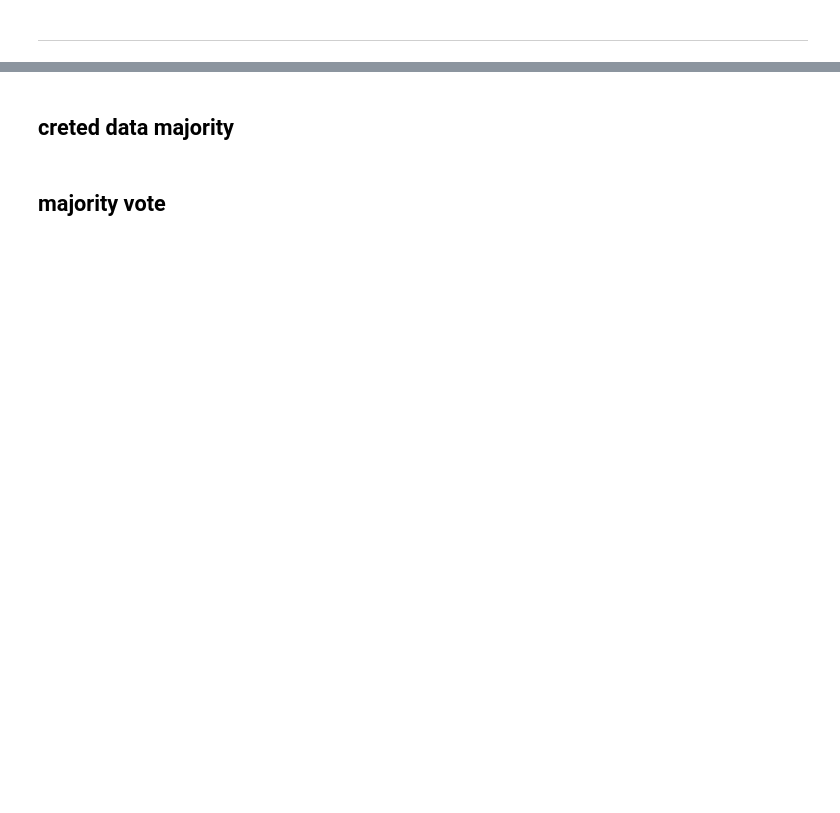
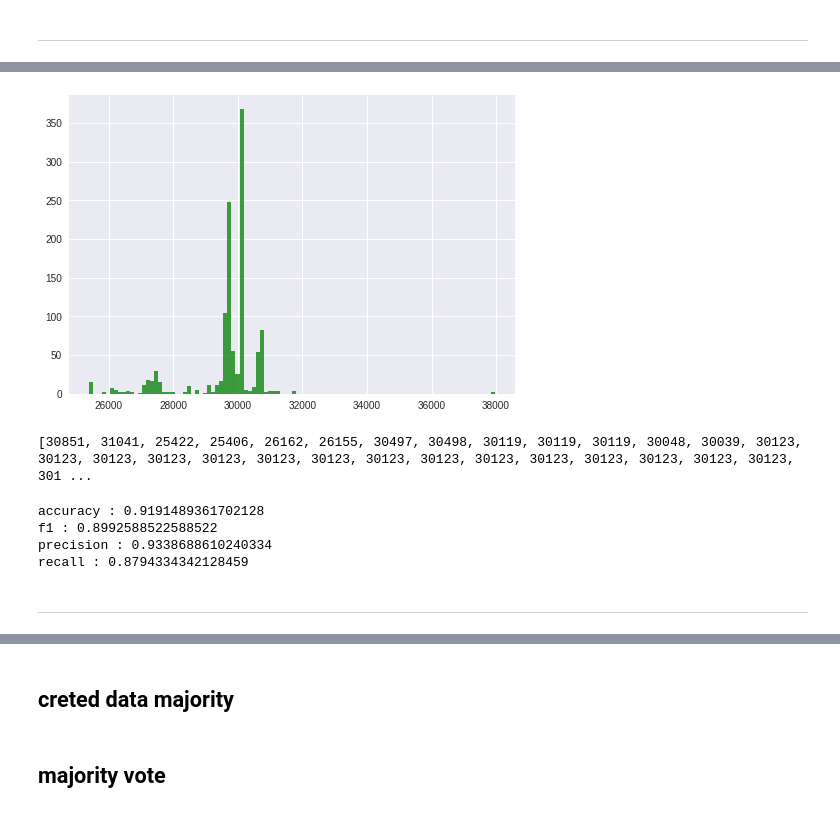
Before and after one commit to Pataweepr/applyML_vistec_2019, a Jupyter notebook: hw4_virus_SVMForNectec_pca_tsne.ipynb, the cells around one changed output, grey strips where cells are left out. Cells and saved outputs as stored; diff of their text form; code cells hidden in the pictures; blank space fills up the shorter version.

```diff
--- a/hw4_virus_SVMForNectec_pca_tsne.ipynb
+++ b/hw4_virus_SVMForNectec_pca_tsne.ipynb
@@ -243,0 +287,6 @@ recall : 0.9636942714148597
+# %%
+df_cut = df.copy()
+len_Sequences = [len(x) for x in df_cut['Sequences'].values]
+df_cut['len_Sequences'] = len_Sequences
+n, bins, patches = plt.hist(np.array(len_Sequences), 100, density=True, facecolor='g', alpha=0.75)
+plt.show()
@@ -243,0 +304,23 @@ recall : 0.9636942714148597
+# %%
+sub_Sequences = [x for x in df_cut['Sequences'].values]
+df_cut['sub_Sequences'] = sub_Sequences
+df_cut = df_cut[['sub_Sequences','Label','len_Sequences']]
+# %%
+df_cut.rename(columns={'sub_Sequences': 'Sequences'}, inplace=True)
+
+df_cut_train, df_cut_valid, df_cut_test = splitTrainTest(df_cut)
+df_cut_train = df_cut_train.reset_index(drop=True)
+df_cut_valid = df_cut_valid.reset_index(drop=True)
+df_cut_test = df_cut_test.reset_index(drop=True)
+
+X_train_key_seq, y_train_key_seq = createFrequence(df_cut_train, 5, 2000, True)
+X_valid_key_seq, y_valid_key_seq = createFrequence(df_cut_valid, 5, 2000, False)
+X_test_key_seq, y_test_key_seq = createFrequence(df_cut_test, 5, 2000, False)
+
+y_train_key_seq = buildLabel(y_train_key_seq,key_virus)
+y_valid_key_seq = buildLabel(y_valid_key_seq,key_virus)
+y_test_key_seq = buildLabel(y_test_key_seq,key_virus)
+
+X_train_key_seq, y_train_key_seq = shuffle(X_train_key_seq, y_train_key_seq, random_state=seed)
+
+df_cut.head()
@@ -243,0 +334,25 @@ recall : 0.9636942714148597
+# %%
+len_Sequences = [len(x) for x in df_cut['Sequences'].values]
+n, bins, patches = plt.hist(np.array(len_Sequences), 100, facecolor='g', alpha=0.75)
+plt.show()
+print(len_Sequences)
+# %% [output]
+[figure, added]
+[30851, 31041, 25422, 25406, 26162, 26155, 30497, 30498, 30119, 30119, 30119, 30048, 30039, 30123, 30123, 30123, 30123, 30123, 30123, 30123, 30123, 30123, 30123, 30123, 30123, 30123, 30123, 30123, 301 ...
+# %%
+clf = SVC()
+clf.fit(X_train_key_seq, y_train_key_seq)
+y_pred = clf.predict(X_test_key_seq)
+
+acc, f1, precision, recall = evluate(y_pred,y_test_key_seq)
+print('accuracy :',acc)
+print('f1 :',f1)
+print('precision :',precision)
+print('recall :',recall)
+# %% [output]
+accuracy : 0.9191489361702128
+f1 : 0.8992588522588522
+precision : 0.9338688610240334
+recall : 0.8794334342128459
+# %% [markdown]
+------
```
Also changed, not shown: parts of 27 cells of this notebook.
